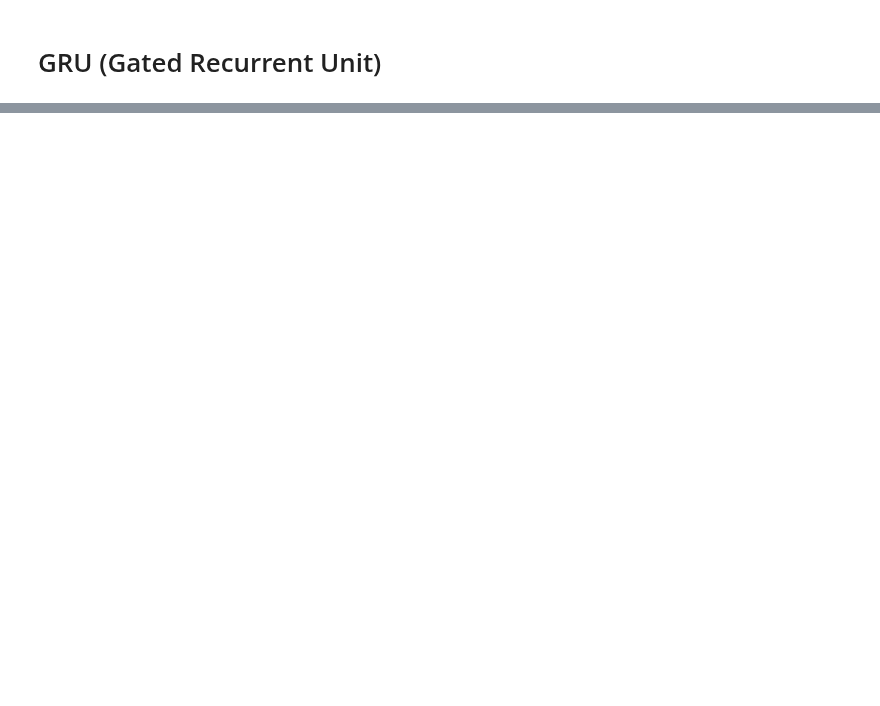
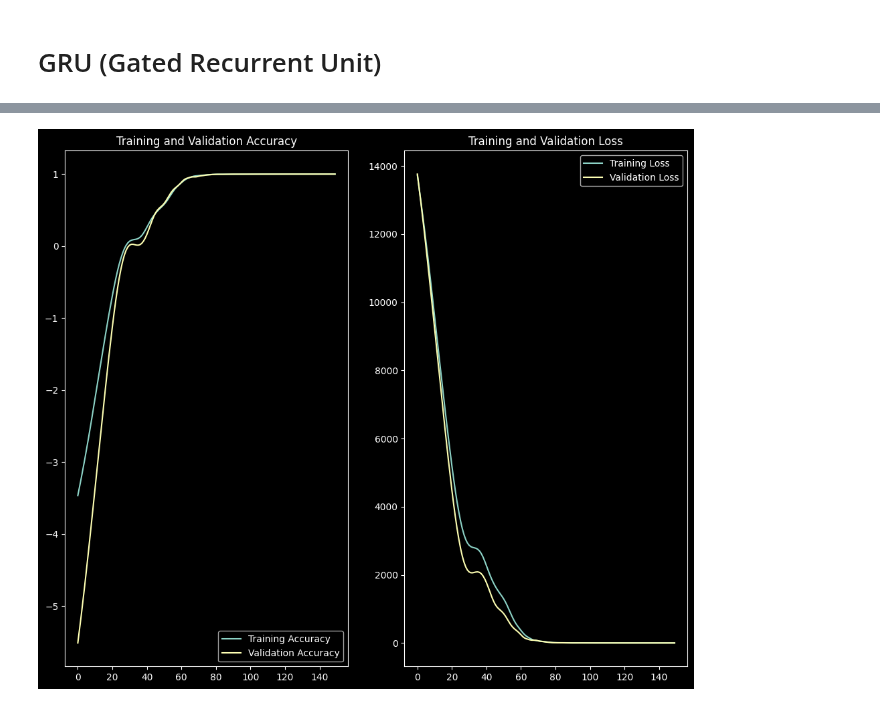
Before and after one commit to debjitpal5040/Deep_Learning_Algorithms, a Jupyter notebook: Recurrent Neural Networks/Gated Recurrent Unit/Tensorflow/GRU.ipynb, the cells around one changed output, grey strips where cells are left out. Drawn from its saved outputs; the diff is of its cells as text; code cells hidden in the pictures; blank space fills up the shorter version.

```diff
--- a/Recurrent Neural Networks/Gated Recurrent Unit/Tensorflow/GRU.ipynb
+++ b/Recurrent Neural Networks/Gated Recurrent Unit/Tensorflow/GRU.ipynb
@@ -29,0 +28,2 @@ Predicted next number: -0.02
+# %%
+X_train, X_test, y_train, y_test = train_test_split(X, y, test_size=0.2, random_state=0)
@@ -29,0 +146,17 @@ Predicted next number: -0.02
+# %%
+gru_train_loss = gru_history.history["loss"]
+gru_train_acc = gru_history.history["r2_score"]
+gru_val_loss = gru_history.history["val_loss"]
+gru_val_acc = gru_history.history["val_r2_score"]
+
+
+print("Training loss:", np.mean(gru_train_loss))
+print("Validation loss:", np.mean(gru_val_loss))
+print(
+    "%f Training accuracy with a standard deviation of %f"
+    % (np.mean(gru_train_acc), np.std(gru_train_acc))
+)
+print(
+    "%f Validation accuracy with a standard deviation of %f"
+    % (np.mean(gru_val_acc), np.std(gru_val_acc))
+)
@@ -29,0 +168,21 @@ Predicted next number: -0.02
+# %%
+epochs_range = range(150)
+
+# Plot the training and validation accuracy
+plt.figure(figsize=(12, 10))
+plt.subplot(1, 2, 1)
+plt.plot(epochs_range, gru_train_acc, label="Training Accuracy")
+plt.plot(epochs_range, gru_val_acc, label="Validation Accuracy")
+plt.legend(loc="best")
+plt.title("Training and Validation Accuracy")
+
+# Plot the training and validation loss
+plt.subplot(1, 2, 2)
+plt.plot(epochs_range, gru_train_loss, label="Training Loss")
+plt.plot(epochs_range, gru_val_loss, label="Validation Loss")
+plt.legend(loc="best")
+plt.title("Training and Validation Loss")
+
+plt.savefig("Images/gru_acc_loss.png", bbox_inches="tight")
+# %% [output]
+[figure, added]
```
Also changed, not shown: parts of 20 cells of this notebook, 20 other files.
